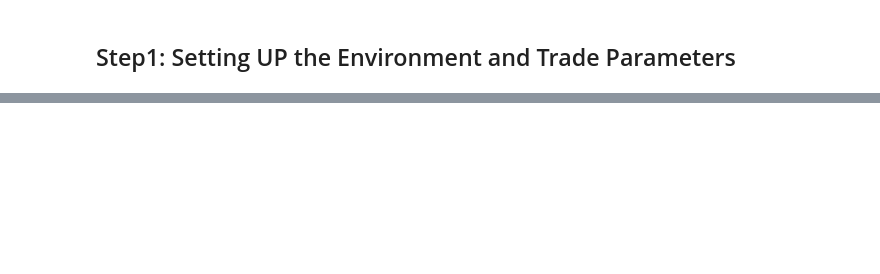
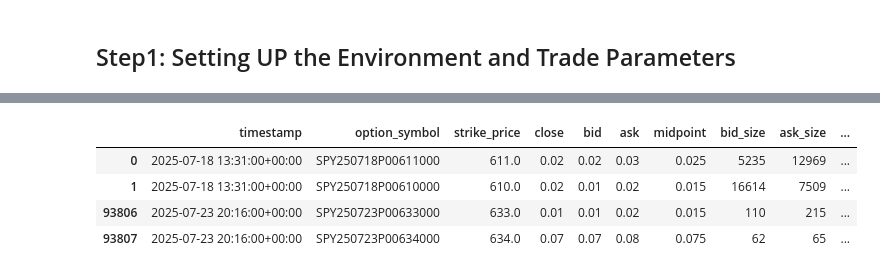
Before and after one commit to idsts2670/quant_algo_trading, a Jupyter notebook: options_strategy_backtesting/0DTE/zero_dte_backtest.ipynb, the cells around one changed output, grey strips where cells are left out. Cells and saved outputs as stored; diff of their text form; code cells hidden in the pictures; blank space fills up the shorter version.

```diff
--- a/options_strategy_backtesting/0DTE/zero_dte_backtest.ipynb
+++ b/options_strategy_backtesting/0DTE/zero_dte_backtest.ipynb
@@ -770,0 +231,6 @@ print(f"Total theoretical P&L: ${df['theoretical_pnl'].sum():.2f}")
+# %%
+# Show only the first row
+first_row = stock_bars_data.iloc[0]
+print(first_row)
+min_strike, max_strike = calculate_strike_price_range(first_row['high'], first_row['low'], buffer_pct=BUFFER_PCT)
+print(f"{first_row.name.date()}: min_strike=${min_strike:.2f}, max_strike=${max_strike:.2f}")
@@ -770,0 +328,2 @@ print(f"Total theoretical P&L: ${df['theoretical_pnl'].sum():.2f}")
+# %%
+option_symbols_by_expiration = collect_option_symbols_by_expiration(stock_bars_data, underlying_symbol, buffer_pct=BUFFER_PCT)
@@ -770,0 +356,22 @@ print(f"Total theoretical P&L: ${df['theoretical_pnl'].sum():.2f}")
+# %%
+def extract_strike_price_from_symbol(symbol: str) -> float:
+    """
+    Extract strike price from option symbol.
+    Converts last 8 digits of option symbol to strike price by dividing by 1000.
+
+    Args:
+        symbol: Option symbol (e.g., 'SPY250616P00571000')
+
+    Returns:
+        float: Strike price (e.g., 571.0) or 0.0 if invalid format
+    """
+    # Option symbols typically have format: TICKER + YYMMDD + (C/P) + 8-digit strike price
+    # The last 8 digits represent strike price * 1000
+    try:
+        # Extract the last 8 digits and convert to strike price
+        strike_str = symbol[-8:]
+        strike_price = float(strike_str) / 1000.0
+        return strike_price
+    except (ValueError, IndexError):
+        print(f"Warning: Could not extract strike price from symbol {symbol}")
+        return 0.0
@@ -770,0 +467,2 @@ print(f"Total theoretical P&L: ${df['theoretical_pnl'].sum():.2f}")
+# %%
+historical_stock_and_option_data = get_historical_stock_and_option_data(option_symbols_by_expiration, underlying_symbol)
@@ -770,0 +478,9 @@ print(f"Total theoretical P&L: ${df['theoretical_pnl'].sum():.2f}")
+# %%
+# Show first 2 and last 2 rows of the stock_option_historical_data_by_timestamp
+pd.concat([historical_stock_and_option_data.head(2), historical_stock_and_option_data.tail(2)])
+# %% [output]
+|  | timestamp | option_symbol | strike_price | close | bid | ask | midpoint | bid_size | ask_size | ... |
+| 0 | 2025-07-18 13:31:00+00:00 | SPY250718P00611000 | 611.0 | 0.02 | 0.02 | 0.03 | 0.025 | 5235 | 12969 | ... |
+| 1 | 2025-07-18 13:31:00+00:00 | SPY250718P00610000 | 610.0 | 0.02 | 0.01 | 0.02 | 0.015 | 16614 | 7509 | ... |
+| 93806 | 2025-07-23 20:16:00+00:00 | SPY250723P00633000 | 633.0 | 0.01 | 0.01 | 0.02 | 0.015 | 110 | 215 | ... |
+| 93807 | 2025-07-23 20:16:00+00:00 | SPY250723P00634000 | 634.0 | 0.07 | 0.07 | 0.08 | 0.075 | 62 | 65 | ... |
```
Also changed, not shown: parts of 61 cells of this notebook.
